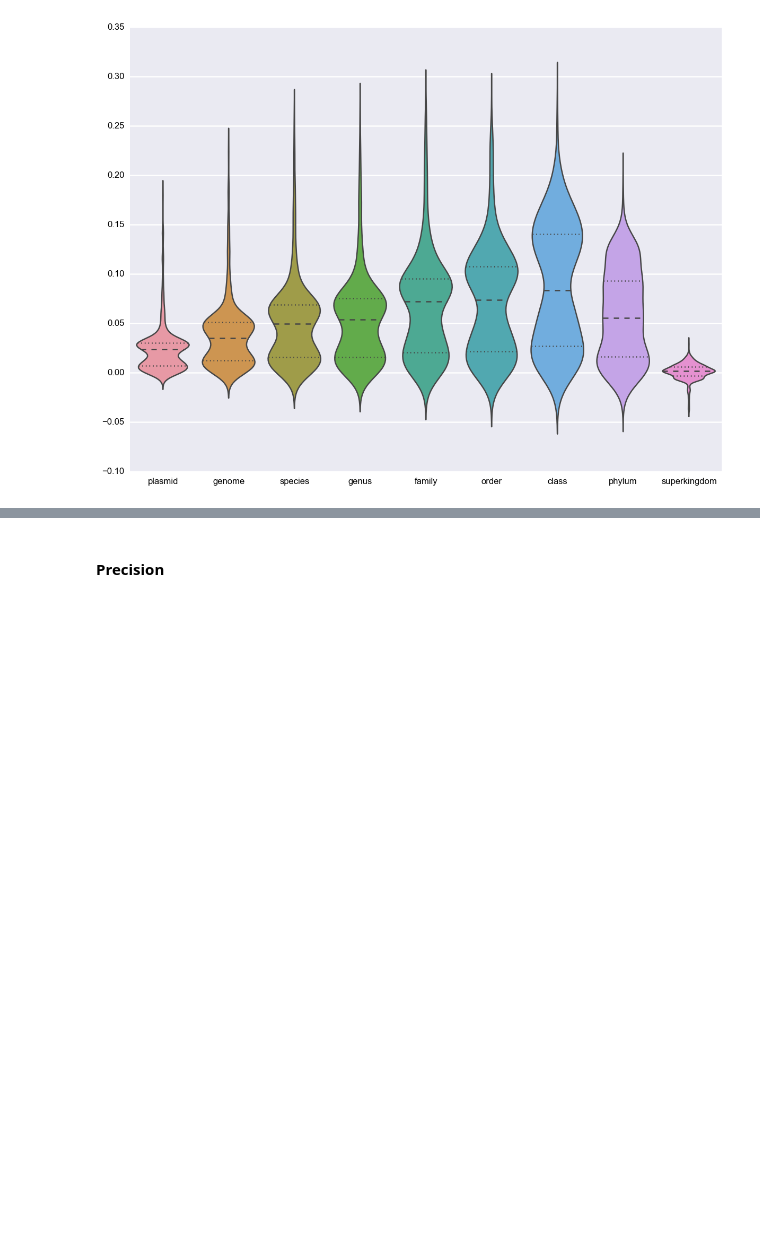
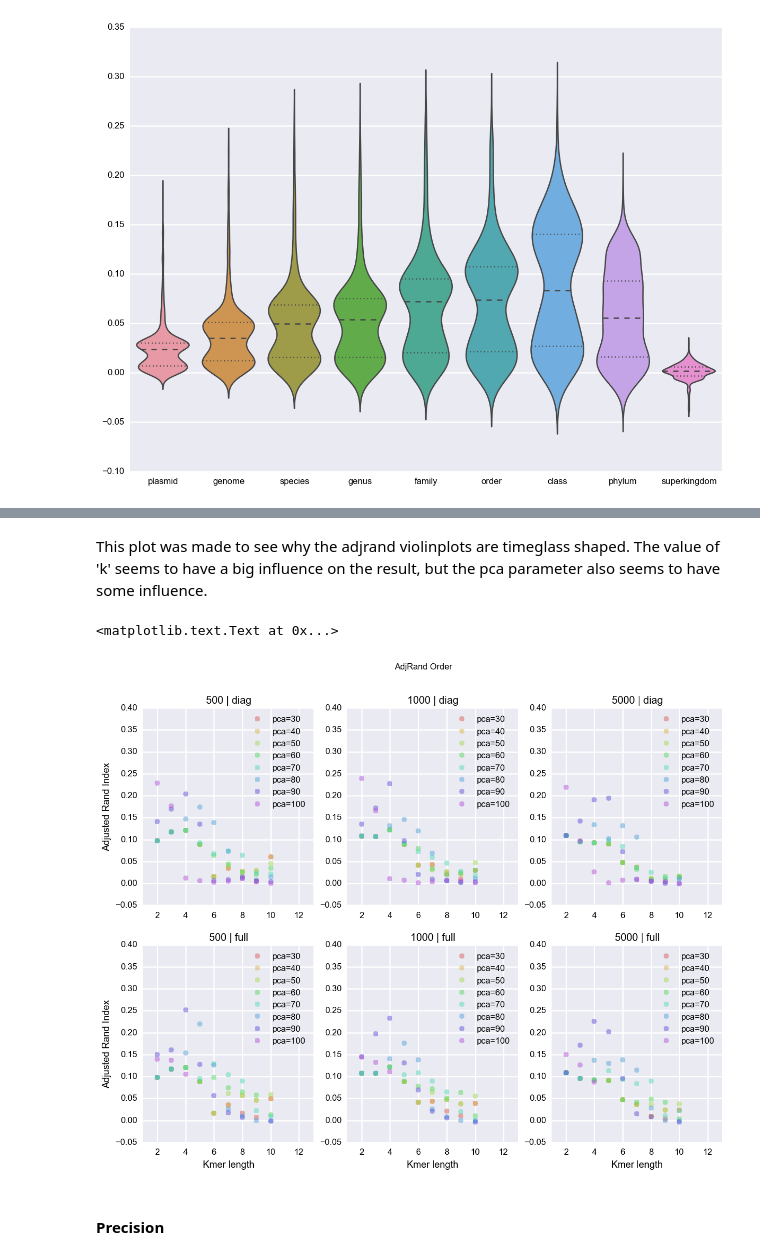
Before and after one commit to alneberg/public_notebooks, a Jupyter notebook: exjobb-matplotlib-seaborn.ipynb, the cells around one changed output, grey strips where cells are left out. Cells and saved outputs as stored; diff of their text form; code cells hidden in the pictures; blank space fills up the shorter version.

```diff
--- a/exjobb-matplotlib-seaborn.ipynb
+++ b/exjobb-matplotlib-seaborn.ipynb
@@ -237,3 +277,37 @@ sns.violinplot?
+# %% [markdown]
+This plot was made to see why the adjrand violinplots are timeglass shaped. The value of 'k' seems to have a big influence on the result, but the pca parameter also seems to have some influence.
+# %%
+fig, axs = plt.subplots(2,3,sharey=False)
+
+for (cov_matrix, group_matrix), ax_row in zip(fin_df.groupby('cov_matrix_shape'), axs):
+    for (cutoff, group_cutoff), ax in zip(group_matrix.groupby('cutoff'), ax_row):
+
+        ax.margins(0.05) # Optional, just adds 5% padding to the autoscaling
+        for (pca, group_pca), color in zip(group_cutoff.groupby('pca'), sns.color_palette('hls', n_colors=9)):
+            ax.plot(group_pca['k'].astype(int),
+            group_pca['AdjRand_order'].astype(float),
+                marker='o',
+                linestyle='',
+                color=color,
+                ms=6,
+                label="pca="+str(pca),
+                alpha=0.5)
+        ax.set_yscale('linear')
+        ax.legend(loc=1)
+        ax.set_title(str(cutoff) + ' | ' + str(cov_matrix))
+        ax.xaxis.set_view_interval(1, 13)
+        ax.yaxis.set_view_interval(-0.05, 0.4)
+
+        # Only define ylabel for the leftmost graphs
+        if cutoff == 500:
+            ax.set_ylabel('Adjusted Rand Index')
+        # Only define xlabel for the lower row
+        if cov_matrix == 'full':
+            ax.set_xlabel('Kmer length')
+fig.suptitle('AdjRand Order')
+# %% [output]
+<matplotlib.text.Text at 0x...>
+[figure, added]
 # %% [markdown]
 #### Precision
 # %%
```
Also changed, not shown: parts of 7 cells of this notebook.
